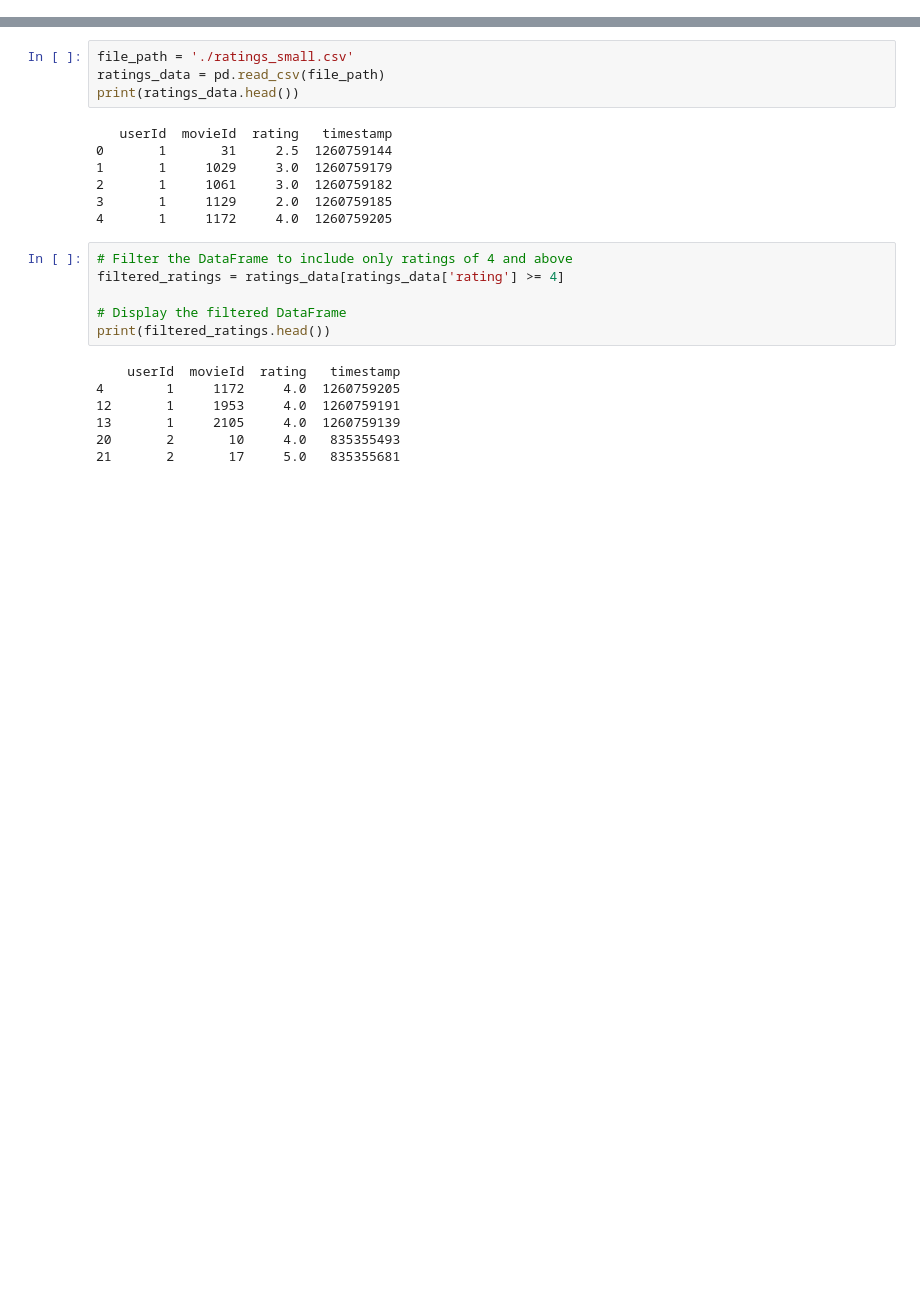
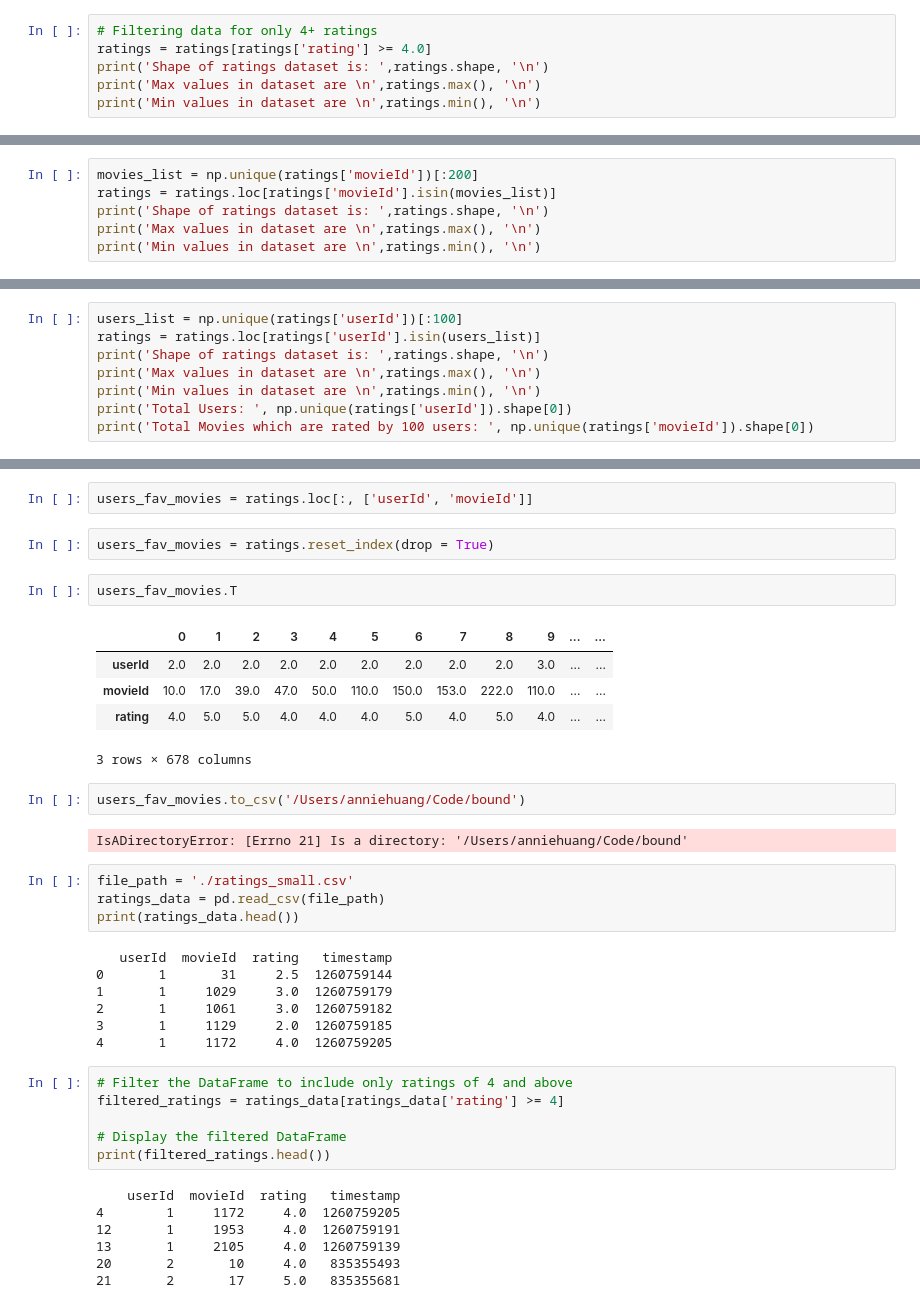
Before and after one commit to AnnieYurongHuang/bound, a Jupyter notebook: main.ipynb, the cells around one changed output, grey strips where cells are left out. Cells and saved outputs as stored; diff of their text form; blank space fills up the shorter version.

```diff
--- a/main.ipynb
+++ b/main.ipynb
@@ -8,0 +35,6 @@ from scipy.sparse import csr_matrix
+# %%
+# Filtering data for only 4+ ratings
+ratings = ratings[ratings['rating'] >= 4.0]
+print('Shape of ratings dataset is: ',ratings.shape, '\n')
+print('Max values in dataset are \n',ratings.max(), '\n')
+print('Min values in dataset are \n',ratings.min(), '\n')
@@ -8,0 +55,6 @@ from scipy.sparse import csr_matrix
+# %%
+movies_list = np.unique(ratings['movieId'])[:200]
+ratings = ratings.loc[ratings['movieId'].isin(movies_list)]
+print('Shape of ratings dataset is: ',ratings.shape, '\n')
+print('Max values in dataset are \n',ratings.max(), '\n')
+print('Min values in dataset are \n',ratings.min(), '\n')
@@ -8,0 +75,8 @@ from scipy.sparse import csr_matrix
+# %%
+users_list = np.unique(ratings['userId'])[:100]
+ratings = ratings.loc[ratings['userId'].isin(users_list)]
+print('Shape of ratings dataset is: ',ratings.shape, '\n')
+print('Max values in dataset are \n',ratings.max(), '\n')
+print('Min values in dataset are \n',ratings.min(), '\n')
+print('Total Users: ', np.unique(ratings['userId']).shape[0])
+print('Total Movies which are rated by 100 users: ', np.unique(ratings['movieId']).shape[0])
@@ -9,3 +100,19 @@ from scipy.sparse import csr_matrix
+# %%
+users_fav_movies = ratings.loc[:, ['userId', 'movieId']]
+# %%
+users_fav_movies = ratings.reset_index(drop = True)
+# %%
+users_fav_movies.T
+# %% [output]
+|  | 0 | 1 | 2 | 3 | 4 | 5 | 6 | 7 | 8 | 9 | ... | ... |
+| userId | 2.0 | 2.0 | 2.0 | 2.0 | 2.0 | 2.0 | 2.0 | 2.0 | 2.0 | 3.0 | ... | ... |
+| movieId | 10.0 | 17.0 | 39.0 | 47.0 | 50.0 | 110.0 | 150.0 | 153.0 | 222.0 | 110.0 | ... | ... |
+| rating | 4.0 | 5.0 | 5.0 | 4.0 | 4.0 | 4.0 | 5.0 | 4.0 | 5.0 | 4.0 | ... | ... |
+3 rows × 678 columns
+# %%
+users_fav_movies.to_csv('/Users/anniehuang/Code/bound')
+# %% [output]
+IsADirectoryError: [Errno 21] Is a directory: '/Users/anniehuang/Code/bound'
 # %%
 file_path = './ratings_small.csv'
 ratings_data = pd.read_csv(file_path)
```
Also changed, not shown: parts of 5 cells of this notebook.
